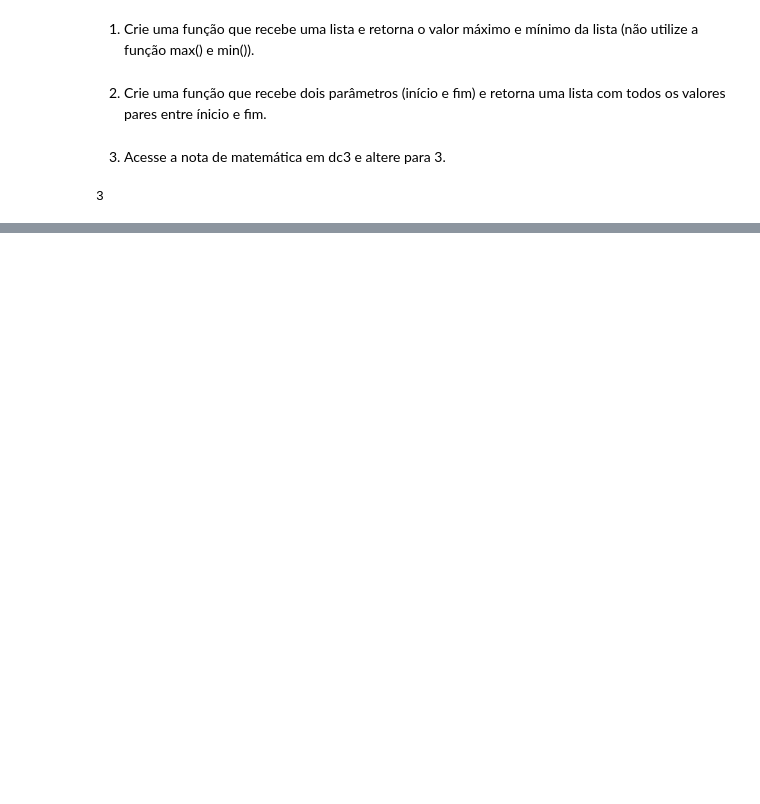
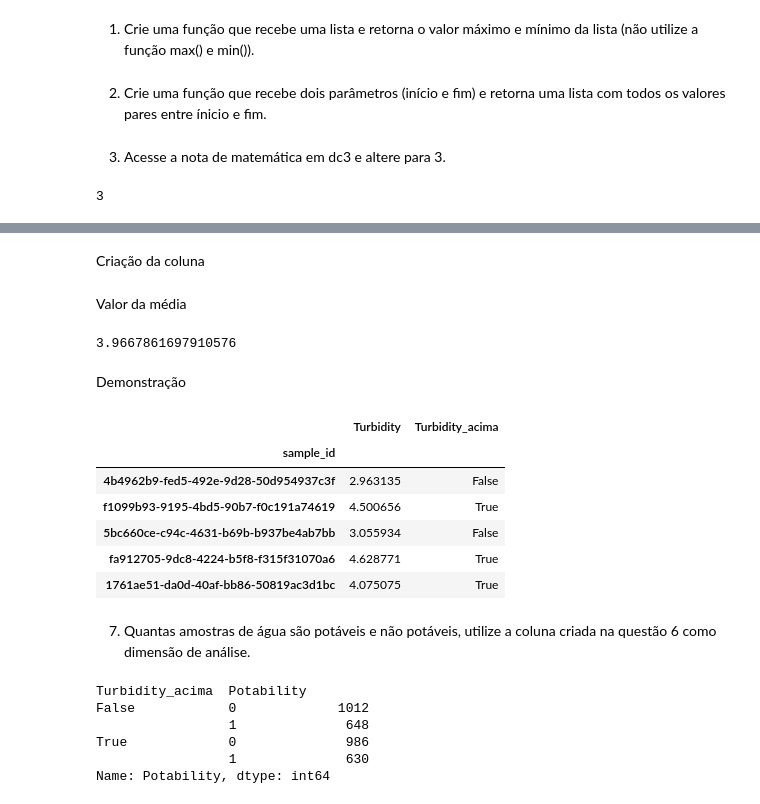
Before and after one commit to k3lvin-os/avaliacao1qads, a Jupyter notebook: Avaliacao.ipynb, the cells around one changed output, grey strips where cells are left out. Drawn from its saved outputs; the diff is of its cells as text; code cells hidden in the pictures; blank space fills up the shorter version.

```diff
--- a/Avaliacao.ipynb
+++ b/Avaliacao.ipynb
@@ -69,0 +133,33 @@ dc3["turma"]["aluno"]["notas"]["matematica"]
+# %% [markdown]
+Criação da coluna
+# %%
+df['Turbidity_acima'] = df['Turbidity'] >  df['Turbidity'].mean()
+# %% [markdown]
+Valor da média
+# %%
+df['Turbidity'].mean()
+# %% [output]
+3.9667861697910576
+# %% [markdown]
+Demonstração
+# %%
+df[['Turbidity', 'Turbidity_acima']].head(5)
+# %% [output]
+|  | Turbidity | Turbidity_acima |
+| sample_id |  |  |
+| 4b4962b9-fed5-492e-9d28-50d954937c3f | 2.963135 | False |
+| f1099b93-9195-4bd5-90b7-f0c191a74619 | 4.500656 | True |
+| 5bc660ce-c94c-4631-b69b-b937be4ab7bb | 3.055934 | False |
+| fa912705-9dc8-4224-b5f8-f315f31070a6 | 4.628771 | True |
+| 1761ae51-da0d-40af-bb86-50819ac3d1bc | 4.075075 | True |
+# %% [markdown]
+7. Quantas amostras de água são potáveis e não potáveis, utilize a coluna criada na questão 6 como dimensão de análise.
+# %%
+df.groupby('Turbidity_acima', group_keys=False)['Potability'].value_counts()
+# %% [output]
+Turbidity_acima  Potability
+False            0             1012
+                 1              648
+True             0              986
+                 1              630
+Name: Potability, dtype: int64
```
Also changed, not shown: parts of 21 cells of this notebook.
